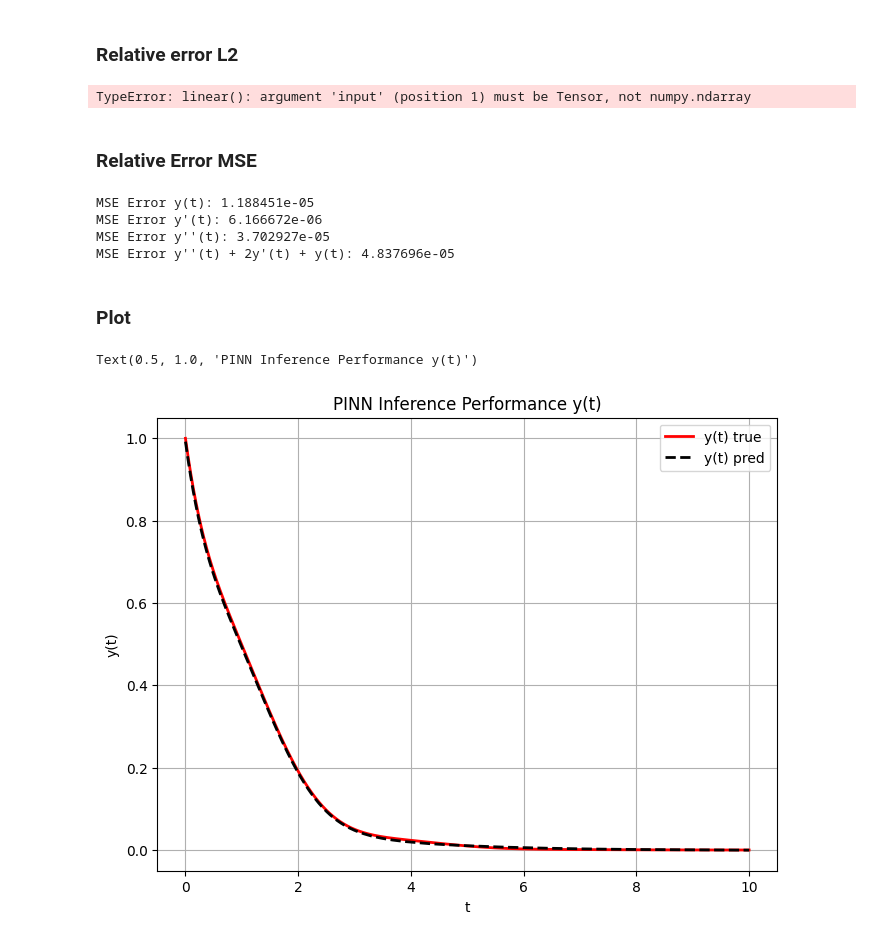
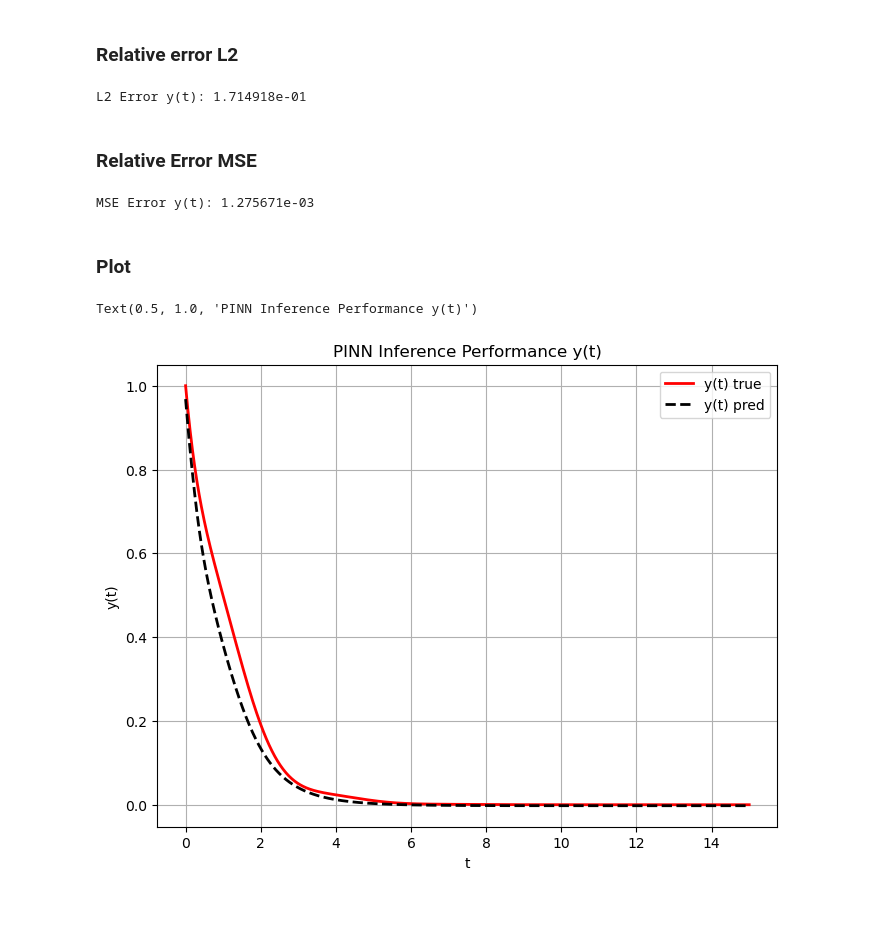
Before and after one commit to CS-433/ml-project-2-hapinness, a Jupyter notebook: Cauchy_1D_Inference.ipynb, the cells around one changed output. Saved outputs shown, nothing was run; the diff lists cells and outputs as text; code cells hidden in the pictures; blank space fills up the shorter version.

```diff
--- a/Cauchy_1D_Inference.ipynb
+++ b/Cauchy_1D_Inference.ipynb
@@ -36,7 +36,7 @@ import random
 random.seed(1)
 lower_bound = 0
 upper_bound = 15
-N_f = 100
+N_f = 1000
 t_f = [random.uniform(lower_bound,upper_bound) for _ in range(N_f)]
 
 # generate points for initial conditions
@@ -47,12 +47,12 @@ yt_u = -1
 
 
 # points for accurate evaluations
-N_eval = 10000
+N_eval = 1000
+lower_bound = 0
 upper_bound = 15
-lower_bound = 0
-t_eval = np.linspace(lower_bound,upper_bound,N_eval).reshape(-1,1)
+t_exact = np.linspace(lower_bound,upper_bound,N_eval).reshape(1,-1).T
 
-y_eval = exact_y(t_eval).reshape(-1,1) #exact y(t)
+y_exact = exact_y(t_exact).reshape(1,-1).T #exact y(t)
 # %% [markdown]
 ### PINN Architecture
 # %%
@@ -118,7 +118,7 @@ import torch.optim as optim
 import numpy as np
 
 class PINN():
-    def __init__(self, t_u, y_u, yt_u, t_f):
+    def __init__(self, t_u, y_u, yt_u, t_f, max_iter=1000):
 
         self.device = torch.device('cuda:0' if torch.cuda.is_available() else 'cpu')
         print(f"device used: {self.device}")
@@ -130,6 +130,8 @@ class PINN():
         self.net = Net().to(self.device)
 
         self.optimizer = optim.Adam(self.net.parameters())
+
+        self.max_iter = max_iter
 
         self.iter = 0
 
@@ -201,15 +203,17 @@ class PINN():
         return loss
 
     def train(self):
-        self.net.train()
+        for i in range(self.max_iter):
+            self.net.train()
 
-        # Backward and optimize
-        self.optimizer.step(self.loss_func)
+            # Backward and optimize
+            self.optimizer.step(self.loss_func)
 
 
     def predict(self, t):
         self.net.eval()
-        y = self.net_y(t)
+        t_asTorch = torch.tensor(t, requires_grad=True).reshape(1, -1).T.float().to(self.device)
+        y = self.net_y(t_asTorch)
         y = y.detach().cpu().numpy()
         return y
 # %% [markdown]
@@ -222,35 +227,32 @@ device used: cpu
 # %% [markdown]
 ### Relative error L2
 # %%
-y_pred = model.predict(t_eval)
+y_pred = model.predict(t_exact)
 
-error_y = np.linalg.norm(y_f-y_pred,2)/np.linalg.norm(y_f,2)
+error_y = np.linalg.norm(y_exact-y_pred,2)/np.linalg.norm(y_exact,2)
 print('L2 Error y(t): %e' % (error_y))
 # %% [output]
-TypeError: linear(): argument 'input' (position 1) must be Tensor, not numpy.ndarray
+L2 Error y(t): 1.714918e-01
 # %% [markdown]
 ### Relative Error MSE
 # %%
-mse_y = ((y_f - y_pred)**2).mean(axis=0)
+mse_y = ((y_exact - y_pred)**2).mean(axis=0)
 
 print('MSE Error y(t): %e' % (mse_y))
 # %% [output]
-MSE Error y(t): 1.188451e-05
-MSE Error y'(t): 6.166672e-06
-MSE Error y''(t): 3.702927e-05
-MSE Error y''(t) + 2y'(t) + y(t): 4.837696e-05
+MSE Error y(t): 1.275671e-03
 # %% [markdown]
 ### Plot
 # %%
 import matplotlib.pyplot as plt
 plt.figure(figsize=(8, 6), dpi=100)
-plt.plot(t_f, y_f, color="red", linewidth=2, label='y(t) true')
-plt.plot(t_f,y_pred, color="black",linestyle='--', linewidth=2, label='y(t) pred')
-plt.legen()
+plt.plot(t_exact, y_exact, color="red", linewidth=2, label='y(t) true')
+plt.plot(t_exact, y_pred, color="black",linestyle='--', linewidth=2, label='y(t) pred')
+plt.legend()
 plt.grid()
 plt.xlabel("t")
 plt.ylabel("y(t)")
 plt.title("PINN Inference Performance y(t)")
 # %% [output]
 Text(0.5, 1.0, 'PINN Inference Performance y(t)')
-[figure, old version]
+[figure, new version]
```
Also changed, not shown: parts of 1 cell of this notebook, 2 other files.
